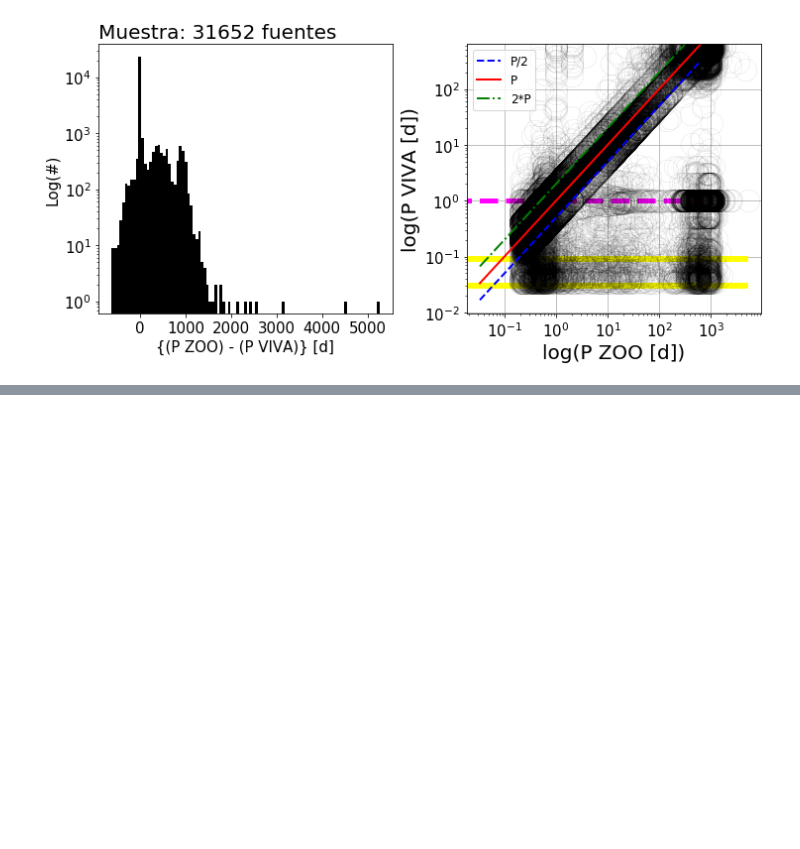
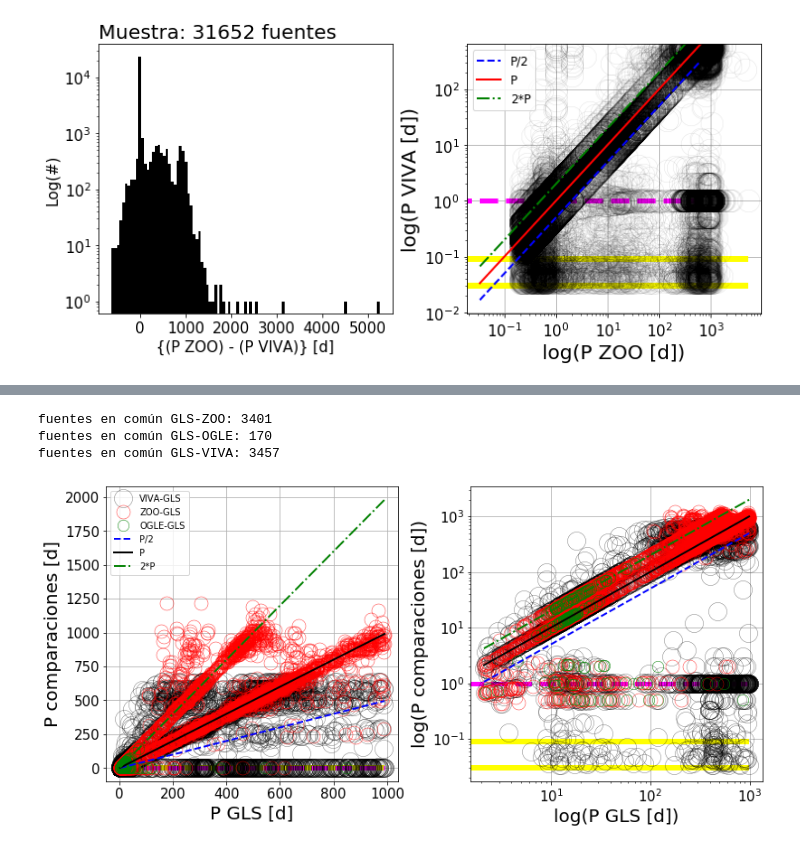
Before and after one commit to nicomedinap/VariableStarZoo, a Jupyter notebook: Visualizacion_de_datos.ipynb, the cells around one changed output, grey strips where cells are left out. Drawn from its saved outputs; the diff is of its cells as text; code cells hidden in the pictures; blank space fills up the shorter version.

```diff
--- a/Visualizacion_de_datos.ipynb
+++ b/Visualizacion_de_datos.ipynb
@@ -484,0 +492,79 @@ Veamos si funciona.
+# %%
+#Datos Ciudadanos:
+#ID          RA        Dec      period
+df_GLS_ZOO = pd.read_csv('./Catalogos_locales/match_ZOO_GLS.csv', sep=',',skiprows=0)
+print("fuentes en común GLS-ZOO:", len(df_GLS_ZOO['ID']))
+
+df_GLS_OGLE = pd.read_csv('./Catalogos_locales/match_OGLE_GLS.csv', sep=',',skiprows=0)
+print("fuentes en común GLS-OGLE:", len(df_GLS_OGLE['ID']))
+
+df_GLS_VIVA = pd.read_csv('./Catalogos_locales/match_VIVA_GLS.csv', sep=',',skiprows=0)
+print("fuentes en común GLS-VIVA:", len(df_GLS_VIVA['Ra_1']))
+# %% [output]
+fuentes en común GLS-ZOO: 3401
+fuentes en común GLS-OGLE: 170
+fuentes en común GLS-VIVA: 3457
+# %%
+#Comparamos los periodos:
+
+plt.figure(figsize=(13,6))
+
+grid = plt.GridSpec(ncols=6, nrows=1, wspace=1.5, hspace=1.5)
+
+plt.subplot(grid[0,:3])
+plt.plot(df_GLS_VIVA['P'], df_GLS_VIVA['bestPeriod'],'k.', ms=40, mfc='none', mew=0.25, label='VIVA-GLS')
+plt.plot(df_GLS_ZOO['P'],  df_GLS_ZOO['period'],'r.', ms=30, mfc='none', mew=0.4, label='ZOO-GLS')
+plt.plot(df_GLS_OGLE['P'], df_GLS_OGLE['P_1'],'g.', ms=25, mfc='none', mew=0.5, label='OGLE-GLS')
+
+xi = np.linspace(min(df_GLS_ZOO['P']), max(df_GLS_ZOO['P']), 100)
+plt.plot(xi, xi/2., '--b', lw=lw, label='P/2')
+plt.plot(xi, xi, '-k', lw=lw, label='P')
+plt.plot(xi, 2.*xi, '-.g', lw=lw, label='2*P')
+
+
+plt.xticks(fontsize=fz)
+plt.yticks(fontsize=fz)
+plt.xlabel('P GLS [d]'  ,fontsize=fz+5)
+plt.ylabel('P comparaciones [d]',fontsize=fz+5)
+
+#Franja amarilla
+plt.hlines(y=0.03, xmin=0, xmax=max(df_GLS_ZOO['P']), colors='yellow', linestyles='solid', lw=6)
+plt.hlines(y=0.09, xmin=0, xmax=max(df_GLS_ZOO['P']), colors='yellow', linestyles='solid', lw=6)
+
+#Estructura de periodo = 1
+plt.hlines(y=1, xmin=0, xmax=max(df_GLS_ZOO['P']), colors='magenta', linestyles='--', lw=5)
+plt.grid('on')
+plt.legend(loc='best', fontsize=10)
+
+#--------
+
+
+plt.subplot(grid[0,3:])
+plt.plot(df_GLS_VIVA['P'], df_GLS_VIVA['bestPeriod'],'k.', ms=40, mfc='none', mew=0.25, label='VIVA-GLS')
+plt.plot(df_GLS_ZOO['P'],  df_GLS_ZOO['period'],'r.', ms=30, mfc='none', mew=0.4, label='ZOO-GLS')
+plt.plot(df_GLS_OGLE['P'], df_GLS_OGLE['P_1'],'g.', ms=25, mfc='none', mew=0.5, label='OGLE-GLS')
+
+xi = np.linspace(min(df_GLS_ZOO['P']), max(df_GLS_ZOO['P']), 100)
+plt.plot(xi, xi/2., '--b', lw=lw, label='P/2')
+plt.plot(xi, xi, '-k', lw=lw, label='P')
+plt.plot(xi, 2.*xi, '-.g', lw=lw, label='2*P')
+
+
+plt.xticks(fontsize=fz)
+plt.yticks(fontsize=fz)
+plt.xlabel('log(P GLS [d])'  ,fontsize=fz+5)
+plt.ylabel('log(P comparaciones [d])',fontsize=fz+5)
+
+#Franja amarilla
+plt.hlines(y=0.03, xmin=0, xmax=max(df_GLS_ZOO['P']), colors='yellow', linestyles='solid', lw=6)
+plt.hlines(y=0.09, xmin=0, xmax=max(df_GLS_ZOO['P']), colors='yellow', linestyles='solid', lw=6)
+
+#Estructura de periodo = 1
+plt.hlines(y=1, xmin=0, xmax=max(df_GLS_ZOO['P']), colors='magenta', linestyles='--', lw=5)
+
+plt.xscale('log')
+plt.yscale('log')
+plt.grid('on')
+plt.show()
+# %% [output]
+[figure, added]
```
Also changed, not shown: parts of 7 cells of this notebook.
